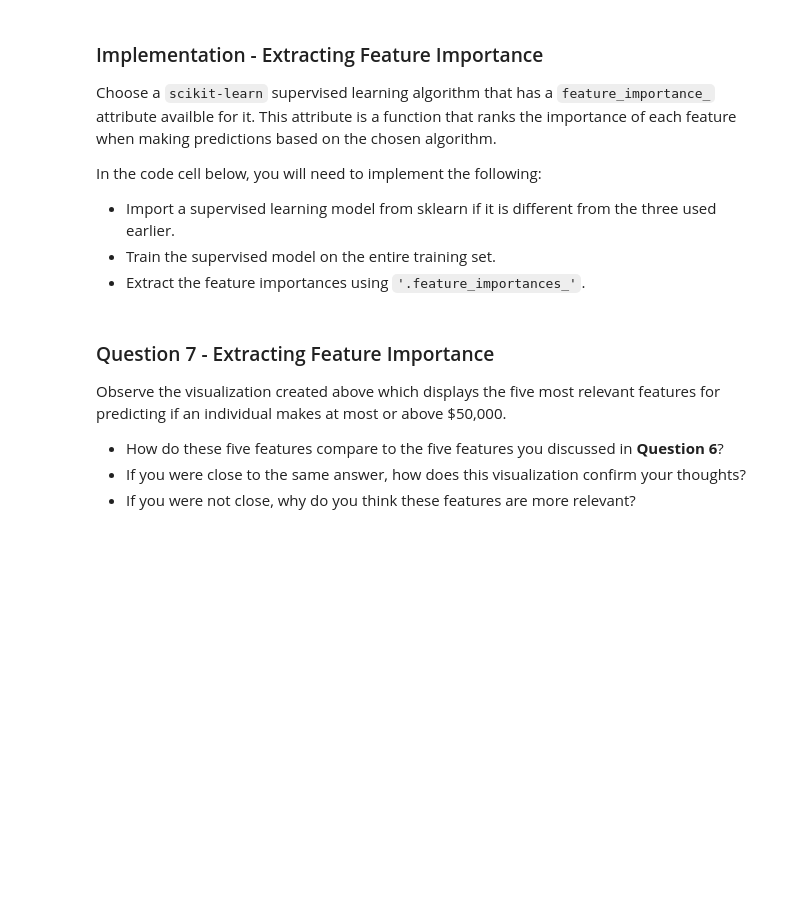
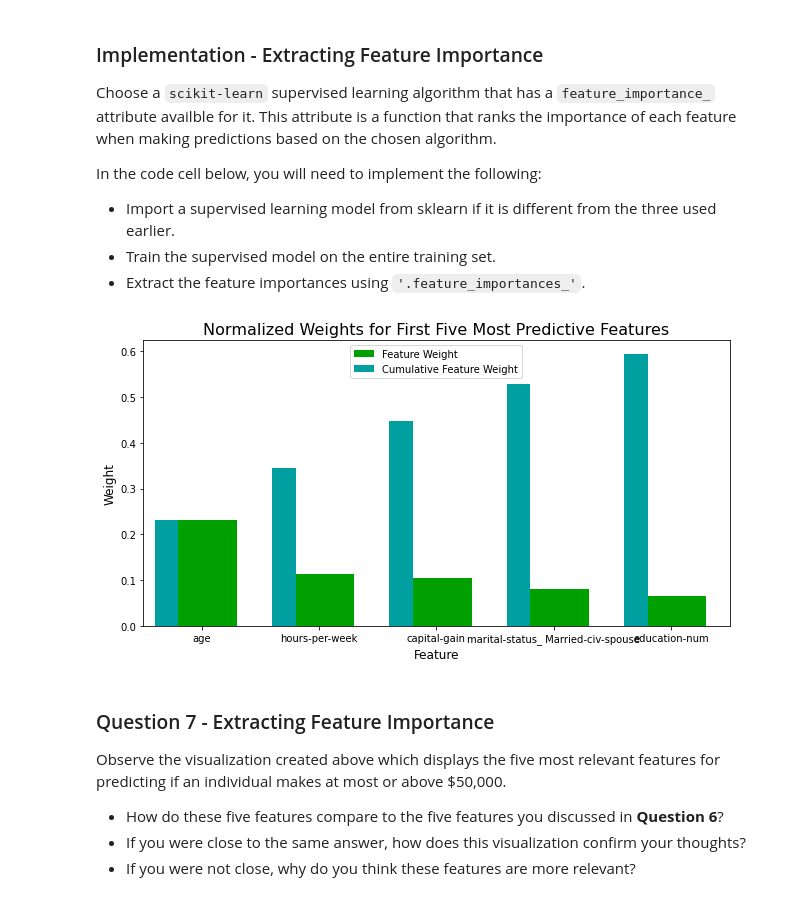
Before and after one commit to AbdullahGhanem/Finding-Donors-for-CharityML, a Jupyter notebook: finding_donors.ipynb, the cells around one changed output. Saved outputs shown, nothing was run; the diff lists cells and outputs as text; code cells hidden in the pictures; blank space fills up the shorter version.

```diff
--- a/finding_donors.ipynb
+++ b/finding_donors.ipynb
@@ -159,15 +162,15 @@ Additionally, as with the non-numeric features, we need to convert the non-numer
    - Set records with "<=50K" to `0` and records with ">50K" to `1`.
 # %%
 # TODO: One-hot encode the 'features_log_minmax_transform' data using pandas.get_dummies()
-features_final = None
+features_final = pd.get_dummies(features_log_minmax_transform)
 
 # TODO: Encode the 'income_raw' data to numerical values
-income = None
+income = income_raw.replace({"<=50K":0, ">50K":1})
 
 # Print the number of features after one-hot encoding
 encoded = list(features_final.columns)
 print("{} total features after one-hot encoding.".format(len(encoded)))
 
 # Uncomment the following line to see the encoded feature names
-# print(encoded)
+print(encoded)
 # %% [output]
@@ -488,15 +564,17 @@ In the code cell below, you will need to implement the following:
 # %%
 # TODO: Import a supervised learning model that has 'feature_importances_'
 
 
 # TODO: Train the supervised model on the training set using .fit(X_train, y_train)
-model = None
+model = clf_A.fit(X_train, y_train)
 
 # TODO: Extract the feature importances using .feature_importances_
-importances = None
+importances = model.feature_importances_
 
 # Plot
 vs.feature_plot(importances, X_train, y_train)
+# %% [output]
+[figure, added]
 # %% [markdown]
 ### Question 7 - Extracting Feature Importance
 
```
Also changed, not shown: parts of 25 cells of this notebook.
